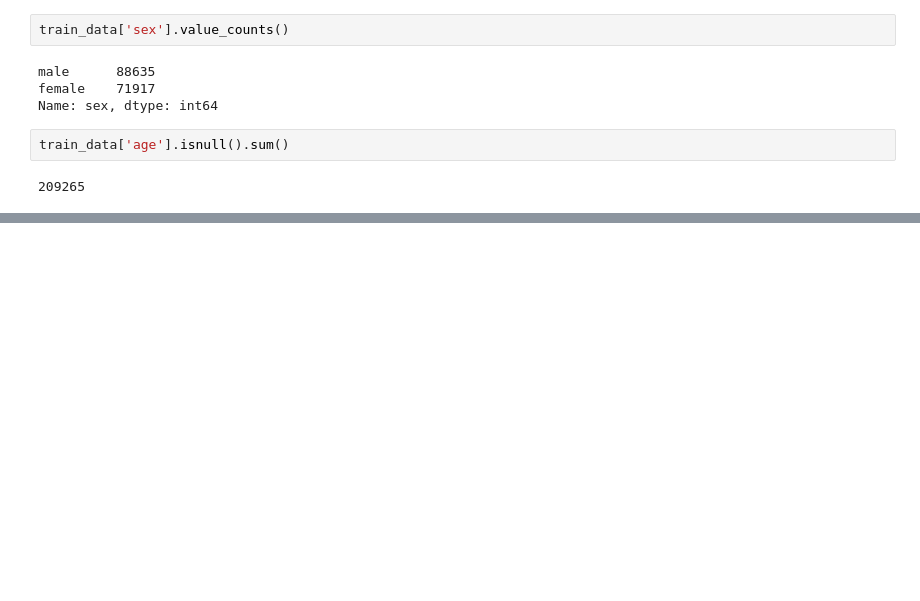
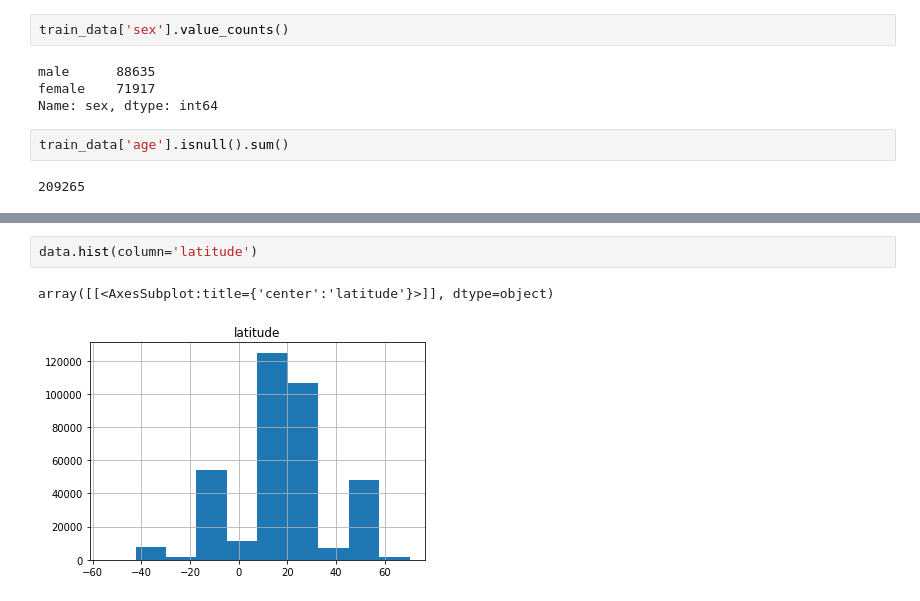
Before and after one commit to scotchontherocks31/cmpt459project, a Jupyter notebook: src/eda.ipynb, the cells around one changed output, grey strips where cells are left out. Drawn from its saved outputs; the diff is of its cells as text; blank space fills up the shorter version.

```diff
--- a/src/eda.ipynb
+++ b/src/eda.ipynb
@@ -68,0 +85,5 @@ train_data['age'].isnull().sum()
+# %%
+data.hist(column='latitude')
+# %% [output]
+array([[<AxesSubplot:title={'center':'latitude'}>]], dtype=object)
+[figure, added]
```
Also changed, not shown: parts of 8 cells of this notebook, 1 other file.
